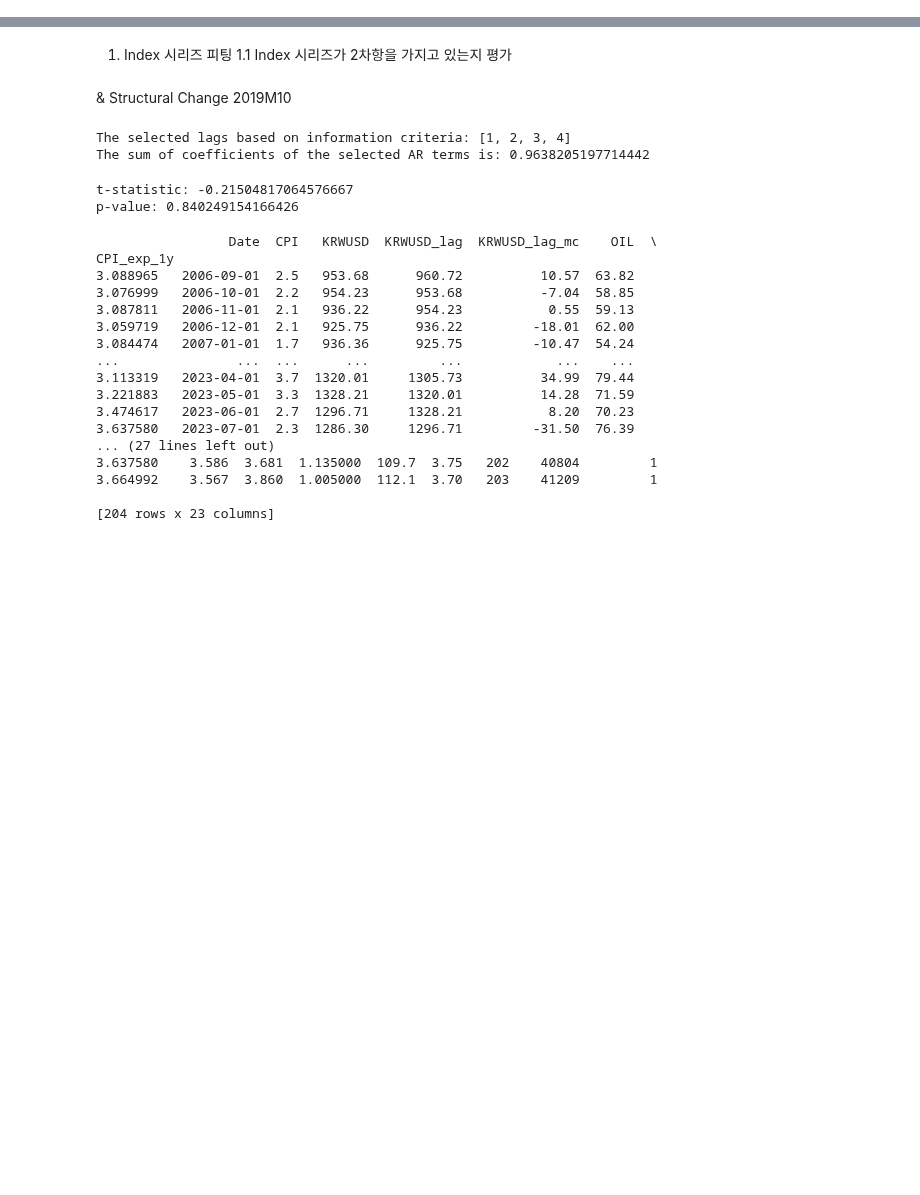
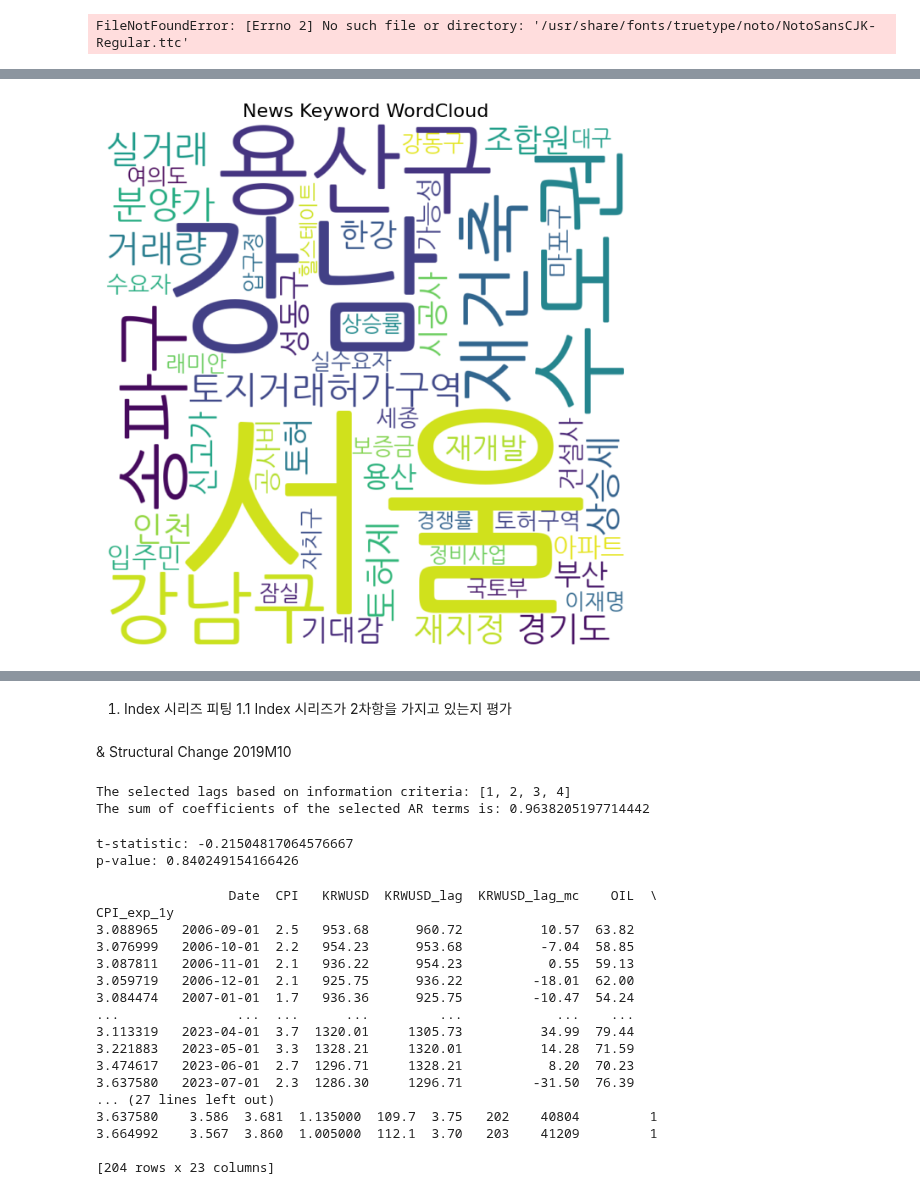
Before and after one commit to rezu98/colab, a Jupyter notebook: mae.ipynb, the cells around one changed output, grey strips where cells are left out. Saved outputs shown, nothing was run; the diff lists cells and outputs as text; code cells hidden in the pictures; blank space fills up the shorter version.

```diff
--- a/mae.ipynb
+++ b/mae.ipynb
@@ -304,0 +56,15 @@ ccf_df.to_excel('seoul_to_nationwide_cross_correlation.xlsx', index=False)
+# %%
+# 1️⃣ 구글폰트 설치
+!apt-get -qq install fonts-noto-cjk
+
+# 2️⃣ 패키지
+import matplotlib.font_manager as fm
+import matplotlib as mpl
+
+# 3️⃣ 한글폰트 설정
+font_path = '/usr/share/fonts/truetype/noto/NotoSansCJK-Regular.ttc'
+mpl.rcParams['font.family'] = fm.FontProperties(fname=font_path).get_name()
+
+# 4️⃣ 이후 plot 하면 한글 정상 출력
+# %% [output]
+FileNotFoundError: [Errno 2] No such file or directory: '/usr/share/fonts/truetype/noto/NotoSansCJK-Regular.ttc'
@@ -304,0 +96,42 @@ ccf_df.to_excel('seoul_to_nationwide_cross_correlation.xlsx', index=False)
+# %%
+
+# 3️⃣ 커스텀 불용어 정의
+my_stopwords = ['지난달', '규모', '전망', '단지', '구역', '주택', '만큼',
+                '관계자', '한국부동산원', '연구원', '1억', '1만', '서울시', '부동산', '전주', '현대건설', '전용면적', '위원회', '직방', '전문가', 'a씨']
+
+custom_stopwords = set(STOPWORDS)
+custom_stopwords.update(my_stopwords)
+
+# 4️⃣ 전체 키워드 풀 생성 + 숫자 필터링 + stopwords 필터링
+all_keywords = []
+for lst in df_news['keyword_list']:
+    for kw in lst:
+        kw = kw.strip()
+        # 숫자 포함 키워드 제거
+        if re.search(r'\d', kw):
+            continue
+        # 불용어 제거
+        if kw in custom_stopwords:
+            continue
+        all_keywords.append(kw)
+
+# 5️⃣ 키워드 빈도 계산
+keyword_counter = Counter(all_keywords)
+
+# 6️⃣ 워드클라우드 생성
+wordcloud = WordCloud(
+    font_path=font_path,  # 한글 폰트 경로 (한글 필수!)
+    width=800,
+    height=800,
+    background_color='white',
+    max_words=50,
+    colormap='viridis'
+).generate_from_frequencies(keyword_counter)
+
+# 7️⃣ 시각화 출력
+plt.figure(figsize=(10, 8))
+plt.imshow(wordcloud, interpolation='bilinear')
+plt.axis('off')
+plt.title('News Keyword WordCloud', fontsize=16)
+plt.show()
+# %% [output]
@@ -304,0 +155 @@ ccf_df.to_excel('seoul_to_nationwide_cross_correlation.xlsx', index=False)
+[figure, added]
```
Also changed, not shown: parts of 7 cells of this notebook.
